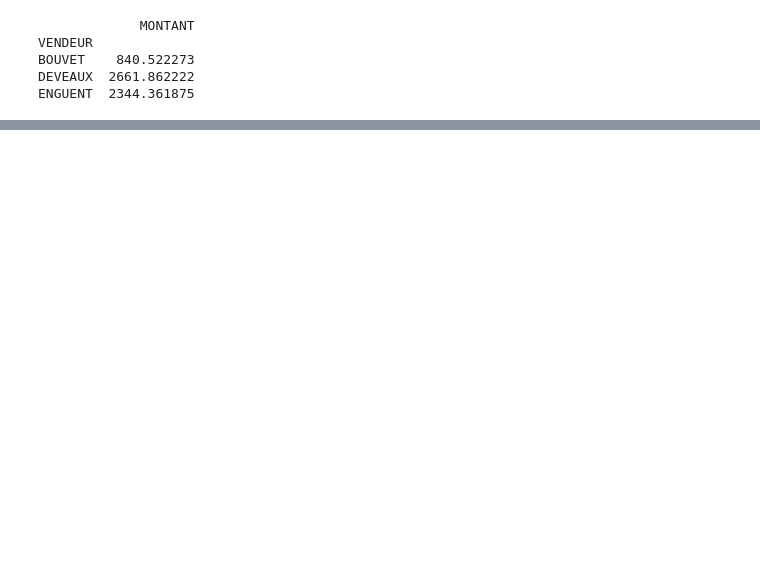
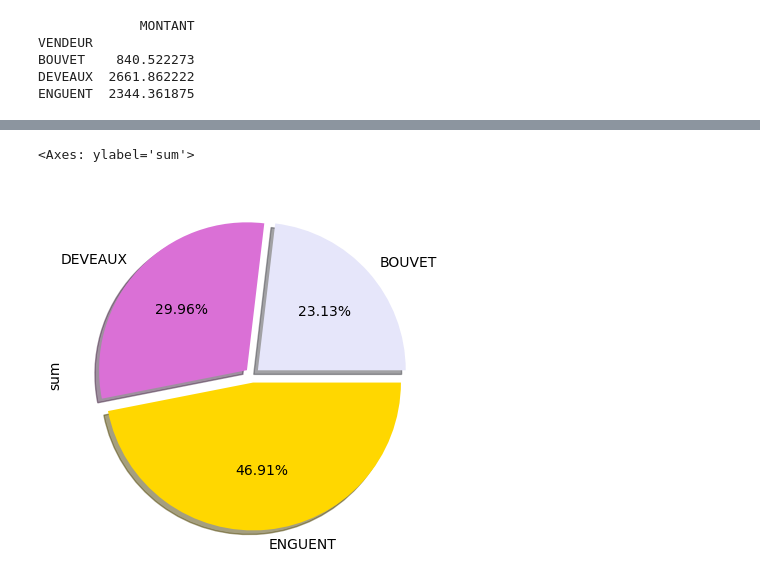
Before and after one commit to mkirschpin/CoursPython, a Jupyter notebook: solutions/Exo2.ipynb, the cells around one changed output, grey strips where cells are left out. Saved outputs shown, nothing was run; the diff lists cells and outputs as text; code cells hidden in the pictures; blank space fills up the shorter version.

```diff
--- a/solutions/Exo2.ipynb
+++ b/solutions/Exo2.ipynb
@@ -171,0 +222,3 @@ plt.bar(moyennes.index, moyennes['MONTANT'],
+# %%
+df_sum_size = ventes.groupby(by='VENDEUR')['MONTANT'].agg(['sum','size'])
+df_sum_size
@@ -171,0 +231,8 @@ plt.bar(moyennes.index, moyennes['MONTANT'],
+# %%
+df_sum_size['sum'].plot(kind='pie', autopct='%.2f%%',
+                        colors=['lavender', 'orchid','gold'],
+                        explode=[0.05, 0.05, 0.05],
+                        shadow=True)
+# %% [output]
+<Axes: ylabel='sum'>
+[figure, added]
```
Also changed, not shown: parts of 18 cells of this notebook.
